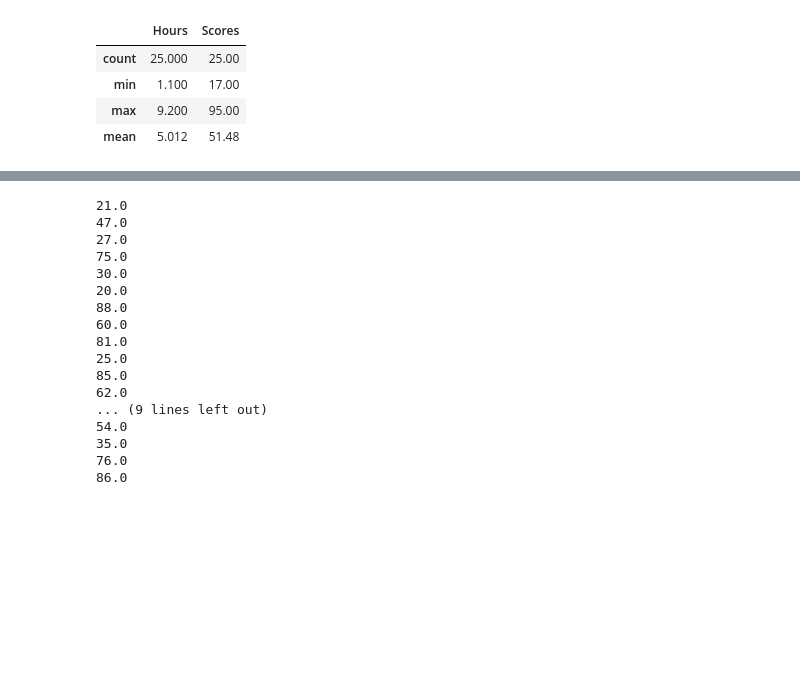
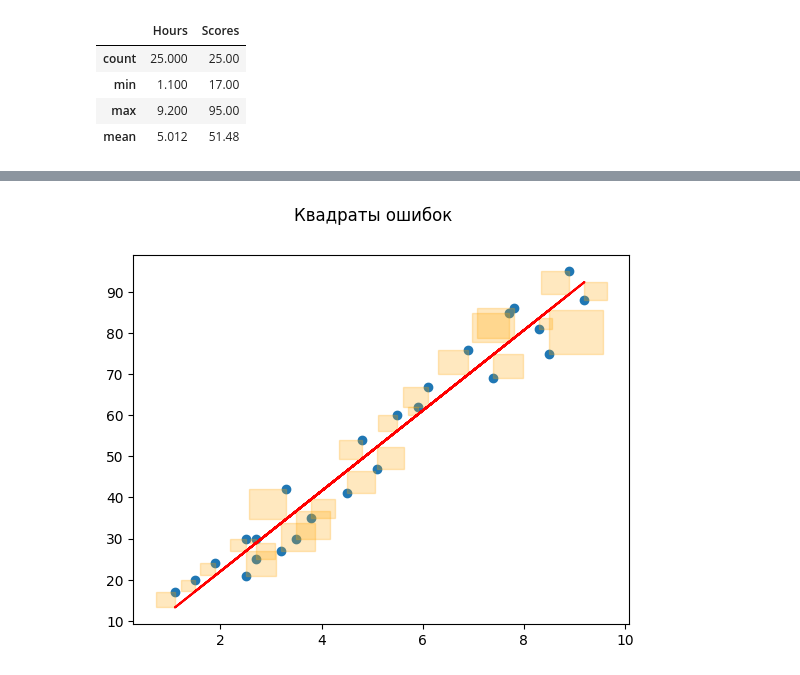
Before and after one commit to ArtemDyrdin/MachineLearning, a Jupyter notebook: LinearRegression/1.1/LinearRegression1.ipynb, the cells around one changed output, grey strips where cells are left out. Cells and saved outputs as stored; diff of their text form; code cells hidden in the pictures; blank space fills up the shorter version.

Commit message:
добавлена визуализация квадратов ошибок, нет вохможности выбора x и y

```diff
--- a/LinearRegression/1.1/LinearRegression1.ipynb
+++ b/LinearRegression/1.1/LinearRegression1.ipynb
@@ -77,10 +69,0 @@ ax3.add_patch(patches.Rectangle((3, 3), 5, 5, edgecolor='orange', facecolor='non
-# %%
-x = bool(input('Введите "1" => ось X - Hours, "0" => ось X - Scores: '))
-if x:
-    plt.xlabel(student_scores.columns[0])
-    plt.xlabel(student_scores.columns[1])
-    plt.scatter(student_scores.Hours, student_scores.Scores)
-else:
-    plt.xlabel(student_scores.columns[1])
-    plt.xlabel(student_scores.columns[0])
-    plt.scatter(student_scores.Scores, student_scores.Hours)
@@ -90,21 +70,13 @@ else:
-# %%
-for a in range(n):
-    print(student_scores.iloc[a][1])
-# %% [output]
-21.0
-47.0
-27.0
-75.0
-30.0
-20.0
-88.0
-60.0
-81.0
-25.0
-85.0
-62.0
-... (9 lines left out)
-54.0
-35.0
-76.0
-86.0
+# %%
+fig, (ax3) = plt.subplots(1)
+
+fig.suptitle('Квадраты ошибок')
+
+ax3.scatter(student_scores.Hours, student_scores.Scores)
+ax3.plot(x, y_regr, 'r')
+
+for i in range(n):
+    square = patches.Rectangle((student_scores.Hours[i], student_scores.Scores[i]), (get_y_regr(student_scores.Hours[i]) - student_scores.Scores[i])/10, get_y_regr(student_scores.Hours[i]) - student_scores.Scores[i], edgecolor='orange', facecolor='orange', alpha=0.25)
+    ax3.add_patch(square)
+# %% [output]
+[figure, added]
```
Also changed, not shown: parts of 8 cells of this notebook.
